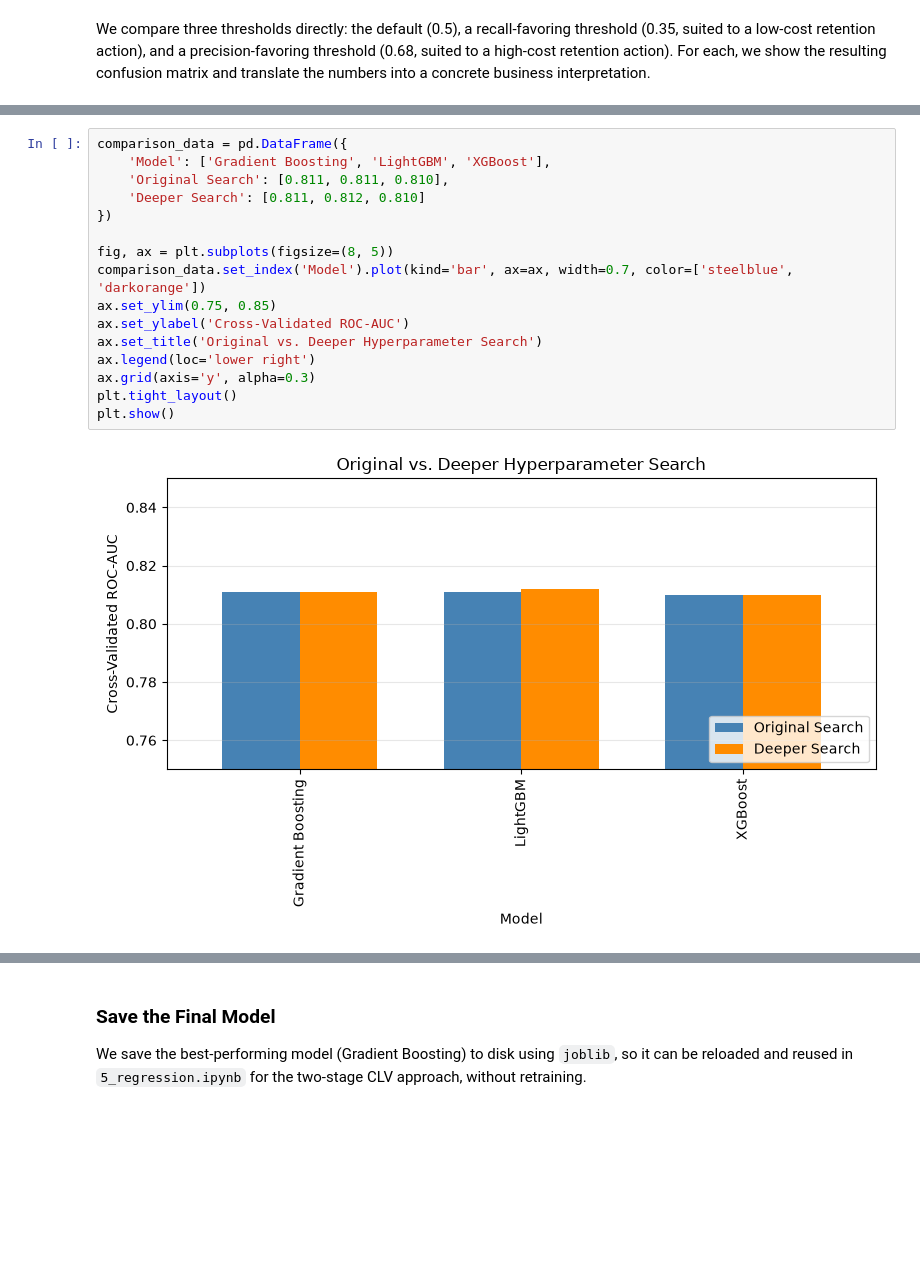
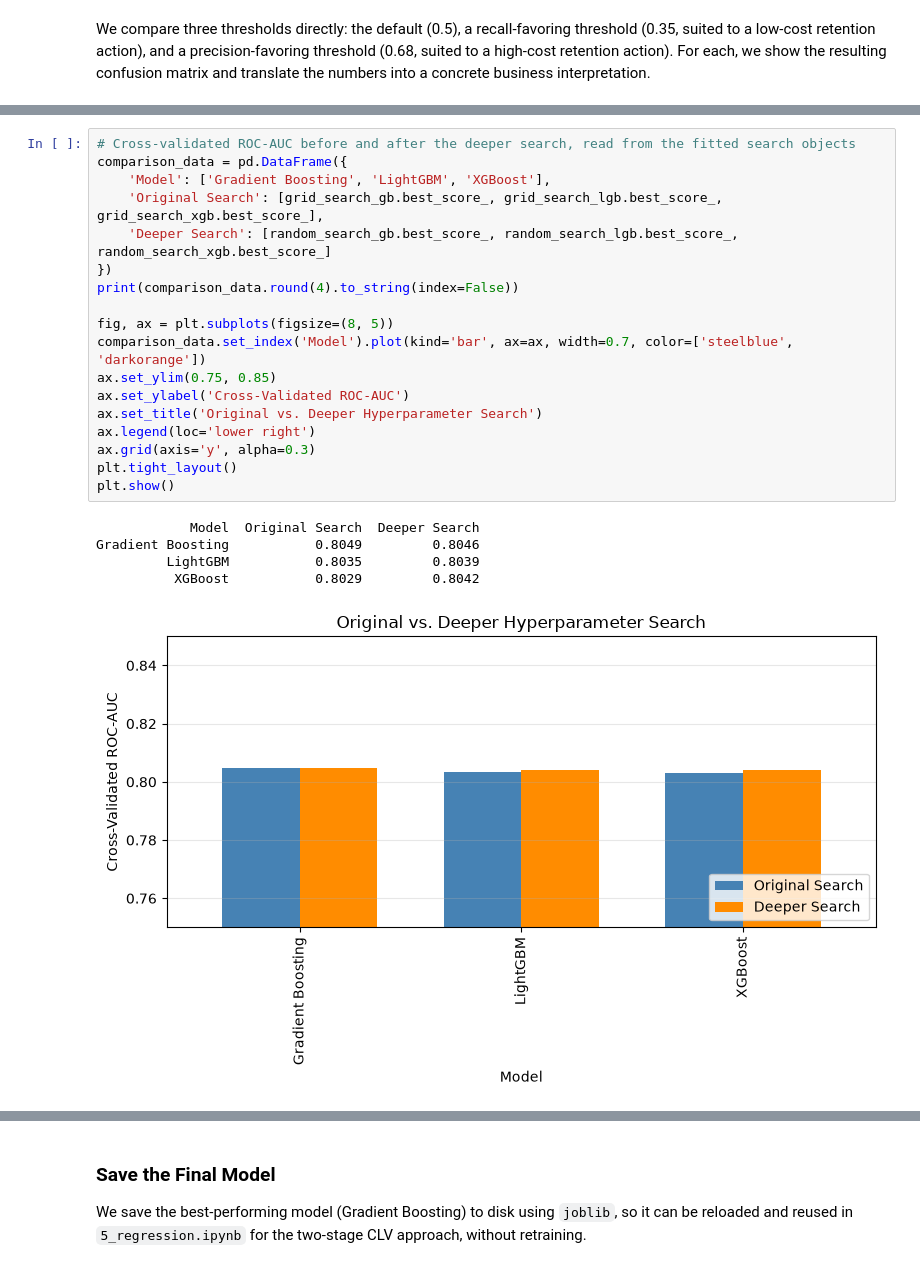
Before and after one commit to SourodeepRoy30/clv-predictor, a Jupyter notebook: notebooks/4_classification.ipynb, the cells around one changed output, grey strips where cells are left out. Cells and saved outputs as stored; diff of their text form; blank space fills up the shorter version.

Commit message:
Rerun classification on netted data; remove hardcoded CV scores; update narrative

```diff
--- a/notebooks/4_classification.ipynb
+++ b/notebooks/4_classification.ipynb
@@ -884,21 +890,27 @@ Best cross-validated ROC-AUC: 0.810
 # %%
+# Cross-validated ROC-AUC before and after the deeper search, read from the fitted search objects
 comparison_data = pd.DataFrame({
     'Model': ['Gradient Boosting', 'LightGBM', 'XGBoost'],
-    'Original Search': [0.811, 0.811, 0.810],
-    'Deeper Search': [0.811, 0.812, 0.810]
+    'Original Search': [grid_search_gb.best_score_, grid_search_lgb.best_score_, grid_search_xgb.best_score_],
+    'Deeper Search': [random_search_gb.best_score_, random_search_lgb.best_score_, random_search_xgb.best_score_]
 })
+print(comparison_data.round(4).to_string(index=False))
 
 fig, ax = plt.subplots(figsize=(8, 5))
 comparison_data.set_index('Model').plot(kind='bar', ax=ax, width=0.7, color=['steelblue', 'darkorange'])
 ax.set_ylim(0.75, 0.85)
 ax.set_ylabel('Cross-Validated ROC-AUC')
 ax.set_title('Original vs. Deeper Hyperparameter Search')
 ax.legend(loc='lower right')
 ax.grid(axis='y', alpha=0.3)
 plt.tight_layout()
 plt.show()
 # %% [output]
+            Model  Original Search  Deeper Search
+Gradient Boosting           0.8049         0.8046
+         LightGBM           0.8035         0.8039
+          XGBoost           0.8029         0.8042
-[figure, old version]
+[figure, new version]
 # %%
 # Evaluate the three deeper-search models on the test set, to get their actual test performance
 # (so far we only have their cross-validated scores)
```
Also changed, not shown: parts of 65 cells of this notebook, 1 other file.
